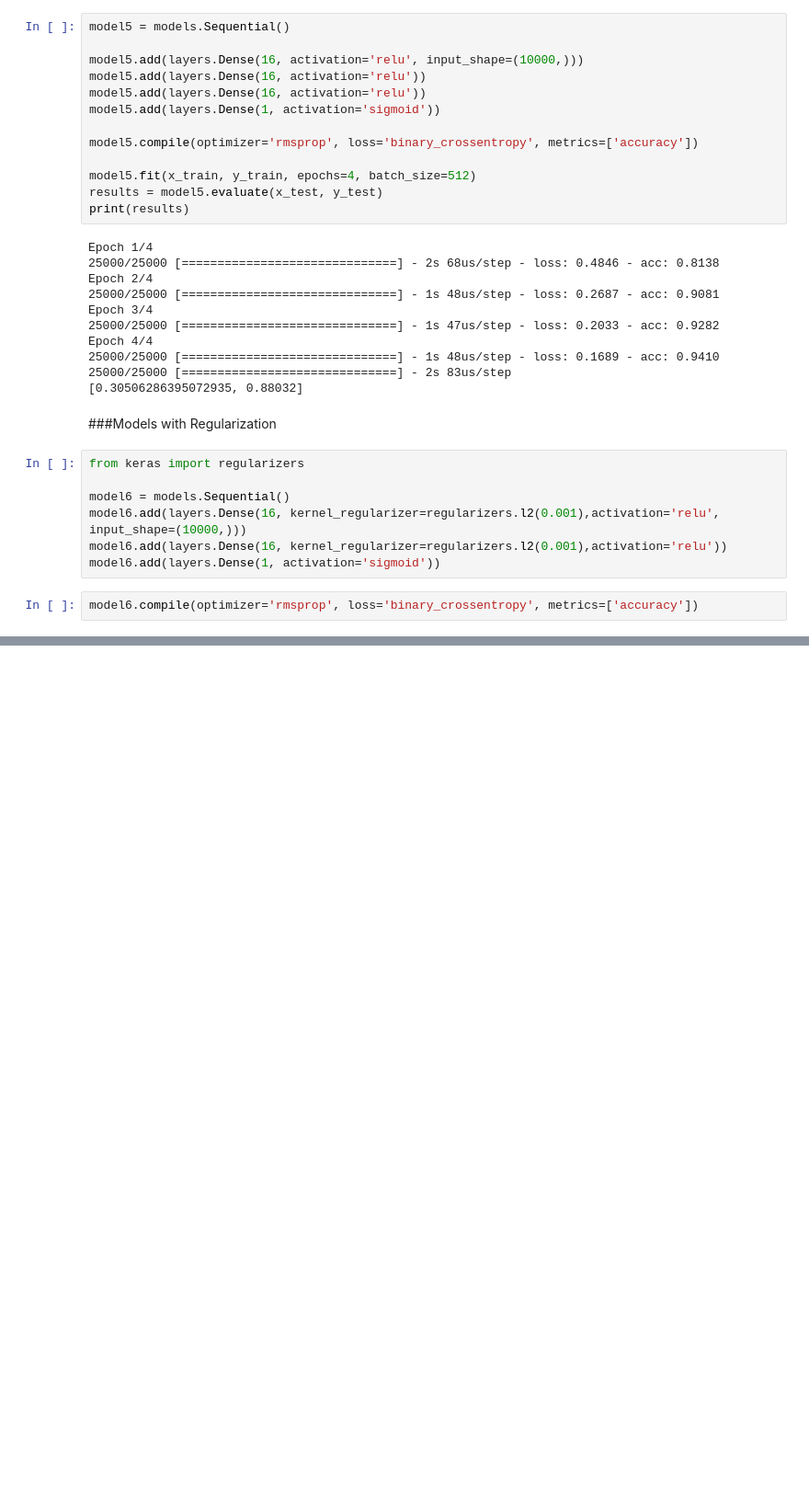
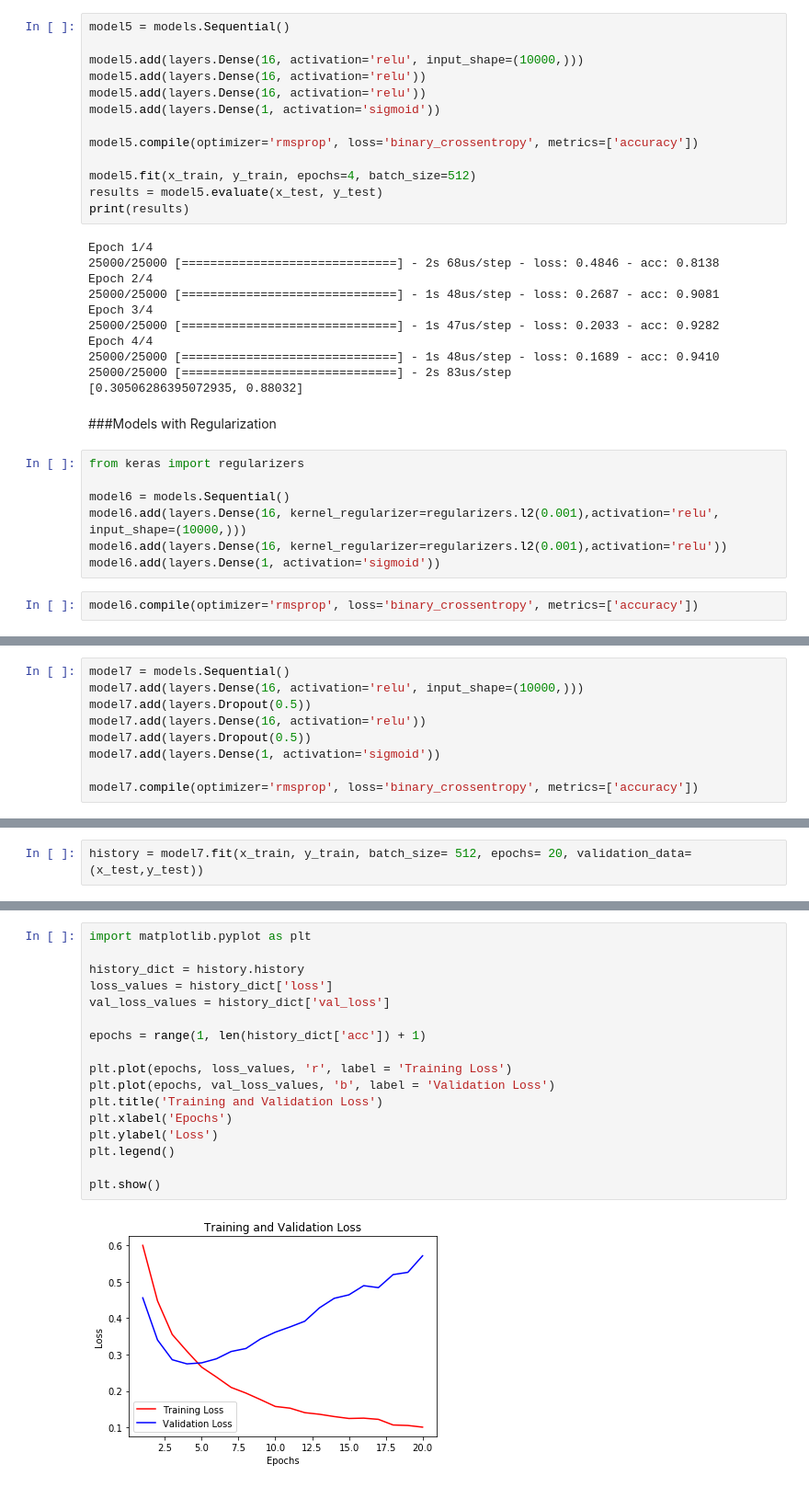
Before and after one commit to sayanghorui/samplecode, a Jupyter notebook: practice_imdb.ipynb, the cells around one changed output, grey strips where cells are left out. Shown at 92% size. Drawn from its saved outputs; the diff is of its cells as text; blank space fills up the shorter version.

```diff
--- a/practice_imdb.ipynb
+++ b/practice_imdb.ipynb
@@ -360,0 +361,9 @@ plt.show()
+# %%
+model7 = models.Sequential()
+model7.add(layers.Dense(16, activation='relu', input_shape=(10000,)))
+model7.add(layers.Dropout(0.5))
+model7.add(layers.Dense(16, activation='relu'))
+model7.add(layers.Dropout(0.5))
+model7.add(layers.Dense(1, activation='sigmoid'))
+
+model7.compile(optimizer='rmsprop', loss='binary_crossentropy', metrics=['accuracy'])
@@ -360,0 +376,2 @@ plt.show()
+# %%
+history = model7.fit(x_train, y_train, batch_size= 512, epochs= 20, validation_data= (x_test,y_test))
@@ -360,0 +396,19 @@ plt.show()
+# %%
+import matplotlib.pyplot as plt
+
+history_dict = history.history
+loss_values = history_dict['loss']
+val_loss_values = history_dict['val_loss']
+
+epochs = range(1, len(history_dict['acc']) + 1)
+
+plt.plot(epochs, loss_values, 'r', label = 'Training Loss')
+plt.plot(epochs, val_loss_values, 'b', label = 'Validation Loss')
+plt.title('Training and Validation Loss')
+plt.xlabel('Epochs')
+plt.ylabel('Loss')
+plt.legend()
+
+plt.show()
+# %% [output]
+[figure, added]
```
Also changed, not shown: parts of 4 cells of this notebook.
